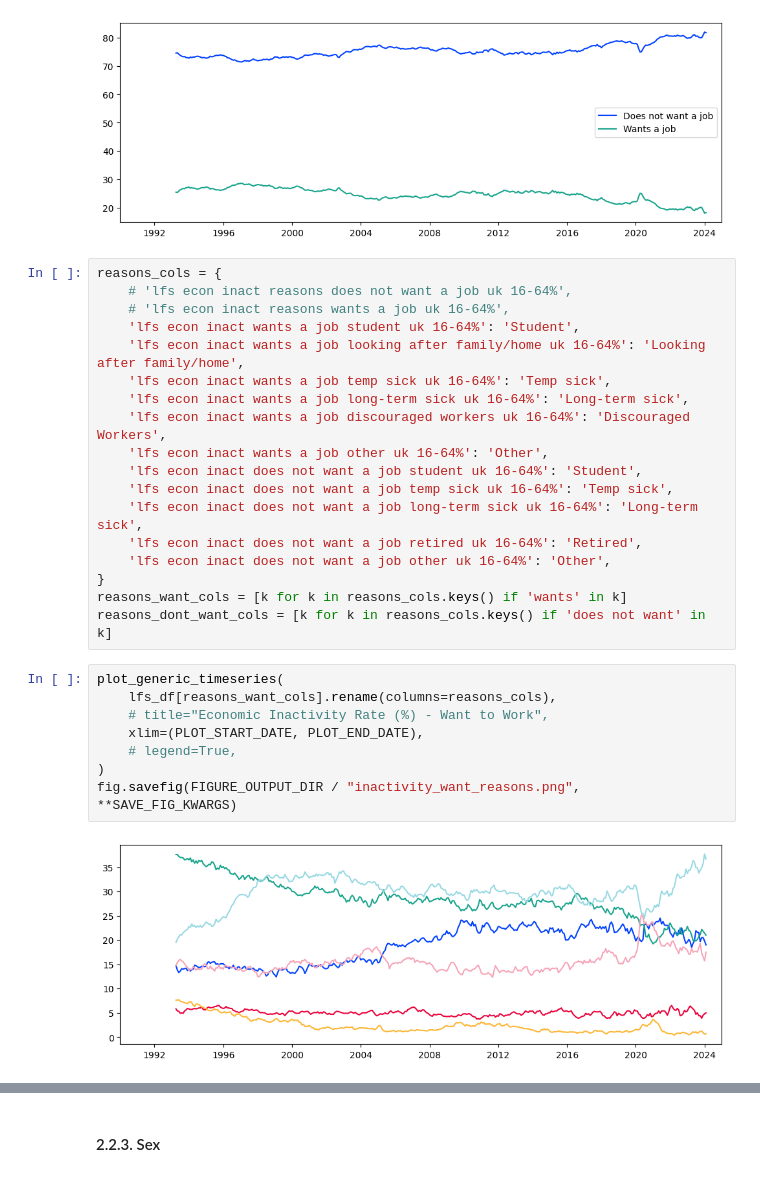
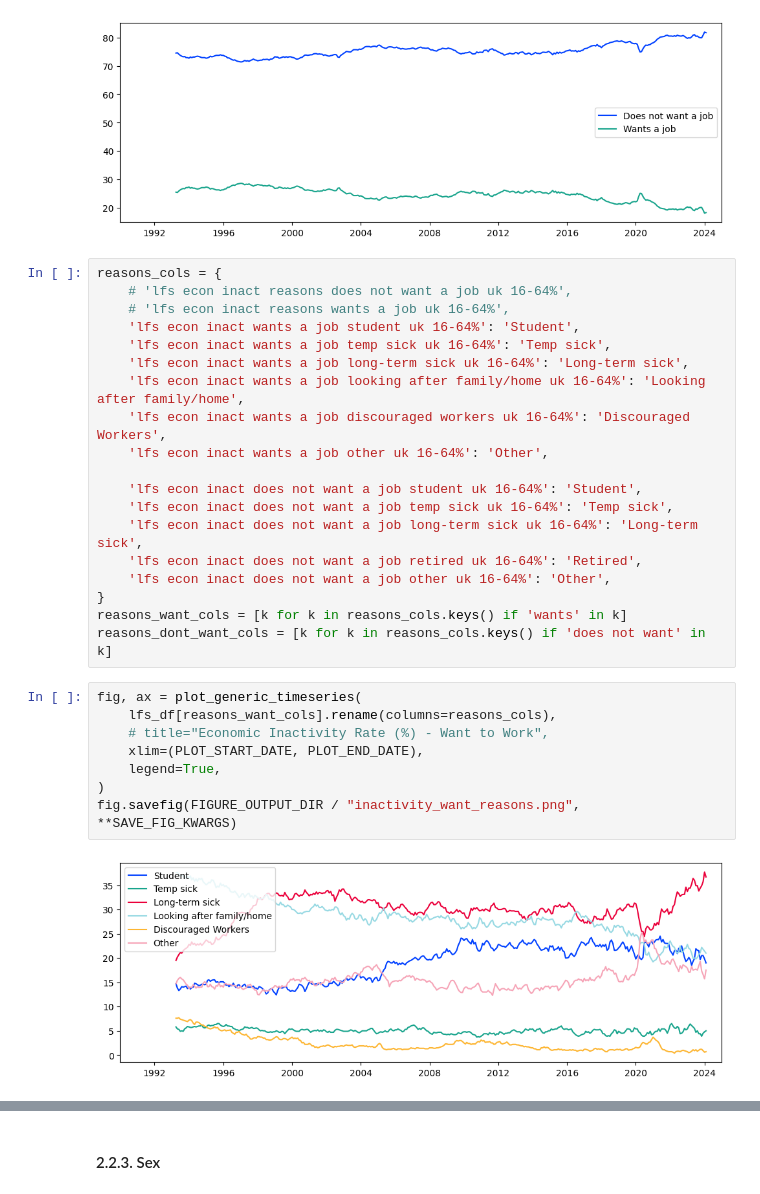
Before and after one commit to gjohl/growingeconomy, a Jupyter notebook: notebooks/presentation_plots.ipynb, the cells around one changed output, grey strips where cells are left out. Saved outputs shown, nothing was run; the diff lists cells and outputs as text.

```diff
--- a/notebooks/presentation_plots.ipynb
+++ b/notebooks/presentation_plots.ipynb
@@ -276,11 +291,12 @@ reasons_cols = {
     # 'lfs econ inact reasons does not want a job uk 16-64%',
     # 'lfs econ inact reasons wants a job uk 16-64%',
     'lfs econ inact wants a job student uk 16-64%': 'Student',
-    'lfs econ inact wants a job looking after family/home uk 16-64%': 'Looking after family/home',
     'lfs econ inact wants a job temp sick uk 16-64%': 'Temp sick',
     'lfs econ inact wants a job long-term sick uk 16-64%': 'Long-term sick',
+    'lfs econ inact wants a job looking after family/home uk 16-64%': 'Looking after family/home',
     'lfs econ inact wants a job discouraged workers uk 16-64%': 'Discouraged Workers',
     'lfs econ inact wants a job other uk 16-64%': 'Other',
+
     'lfs econ inact does not want a job student uk 16-64%': 'Student',
     'lfs econ inact does not want a job temp sick uk 16-64%': 'Temp sick',
     'lfs econ inact does not want a job long-term sick uk 16-64%': 'Long-term sick',
@@ -290,13 +306,13 @@ reasons_cols = {
 reasons_want_cols = [k for k in reasons_cols.keys() if 'wants' in k]
 reasons_dont_want_cols = [k for k in reasons_cols.keys() if 'does not want' in k]
 # %%
-plot_generic_timeseries(
+fig, ax = plot_generic_timeseries(
     lfs_df[reasons_want_cols].rename(columns=reasons_cols),
     # title="Economic Inactivity Rate (%) - Want to Work",
     xlim=(PLOT_START_DATE, PLOT_END_DATE),
-    # legend=True,
+    legend=True,
 )
 fig.savefig(FIGURE_OUTPUT_DIR / "inactivity_want_reasons.png", **SAVE_FIG_KWARGS)
 # %% [output]
-[figure, old version]
+[figure, new version]
 # %%
```
Also changed, not shown: parts of 15 cells of this notebook, 6 other files.
